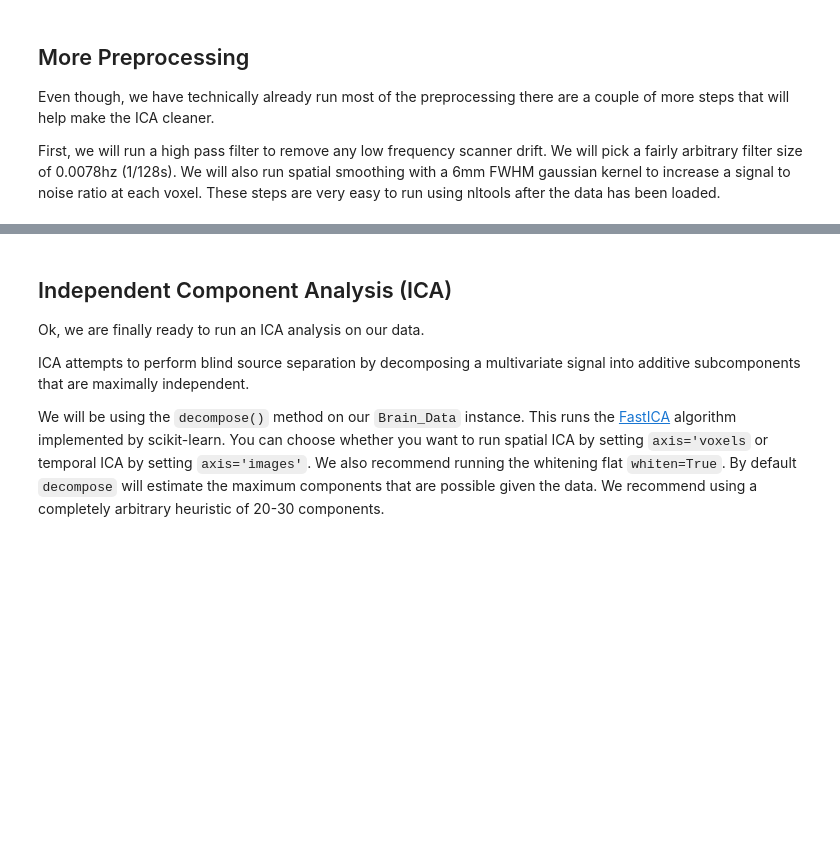
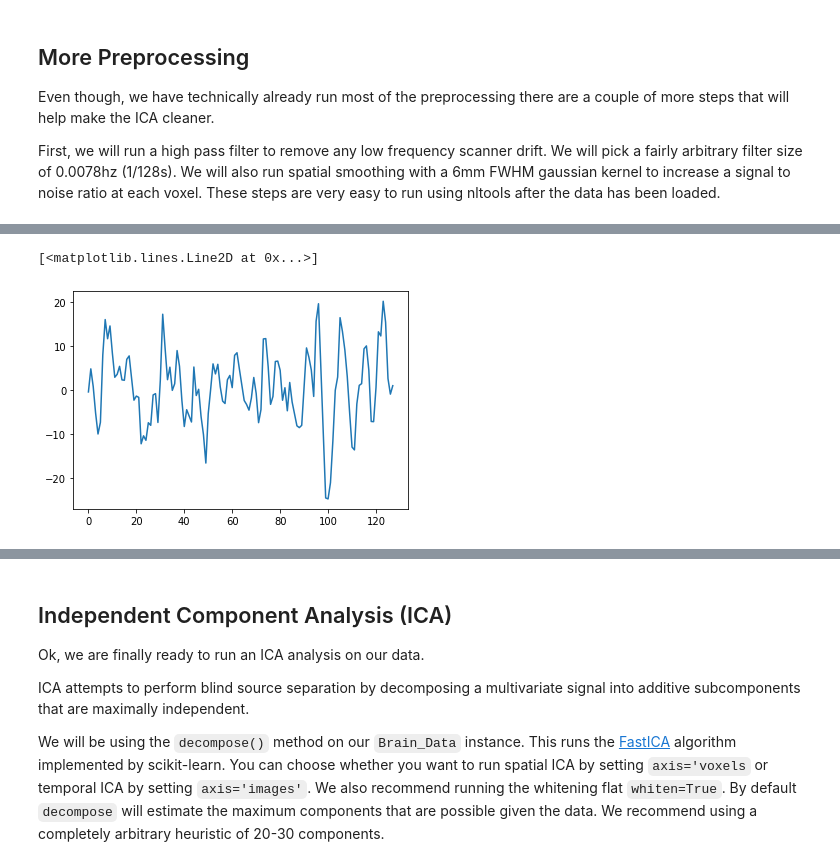
Before and after one commit to ljchang/dartbrains, a Jupyter notebook: content/features/notebooks/4_ICA.ipynb, the cells around one changed output, grey strips where cells are left out. Drawn from its saved outputs; the diff is of its cells as text; code cells hidden in the pictures; blank space fills up the shorter version.

```diff
--- a/content/features/notebooks/4_ICA.ipynb
+++ b/content/features/notebooks/4_ICA.ipynb
@@ -56,3 +67,8 @@ First, we will run a high pass filter to remove any low frequency scanner drift.
 data = data.filter(sampling_freq=1/2.4, high_pass=1/128)
 
 data = data.smooth(6)
+# %%
+plt.plot(data.mean(axis=1))
+# %% [output]
+[<matplotlib.lines.Line2D at 0x...>]
+[figure, added]
```
Also changed, not shown: parts of 5 cells of this notebook, 19 other files.
